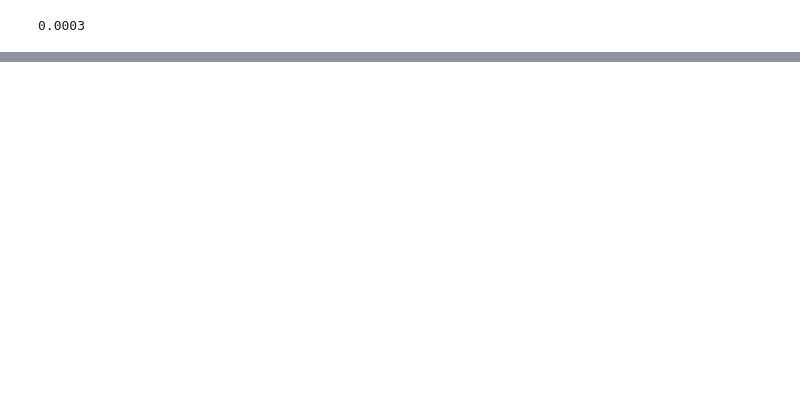
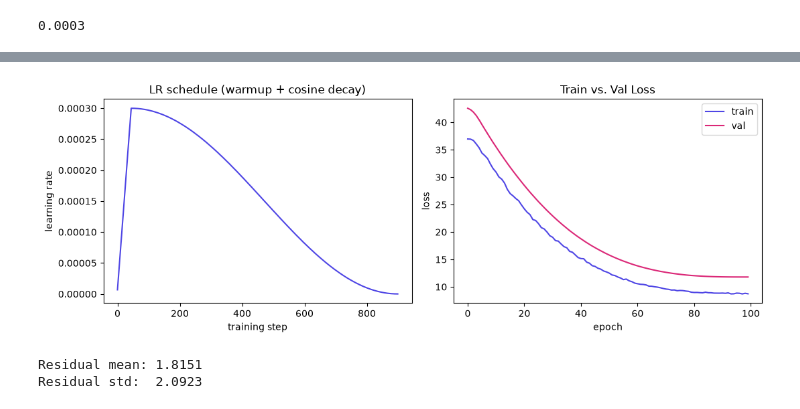
Before and after one commit to datanooblol/a-study-on-transformer, a Jupyter notebook: notebooks/learning_scheduler.ipynb, the cells around one changed output, grey strips where cells are left out. Drawn from its saved outputs; the diff is of its cells as text; code cells hidden in the pictures; blank space fills up the shorter version.

Commit message:
update the idea of schduler and training inspection

```diff
--- a/notebooks/learning_scheduler.ipynb
+++ b/notebooks/learning_scheduler.ipynb
@@ -61,14 +91,19 @@ def mock_collate_fn(batch):
+# %%
+BATCH_SIZE = 16
+train_loader = DataLoader(train_set, batch_size=BATCH_SIZE, shuffle=True, collate_fn=mock_collate_fn)
+val_loader = DataLoader(val_set, batch_size=BATCH_SIZE, shuffle=False, collate_fn=mock_collate_fn)
+test_loader = DataLoader(test_set, batch_size=BATCH_SIZE, shuffle=False, collate_fn=mock_collate_fn)
 # %%
-samples = [
-    # X, y
-    ([1, 2, 3, 4, 5], [1]),
-    ([2, 3, 4, 5, 6], [2]),
-    ([3, 4, 5, 6, 7], [3]),
-    ([4, 5, 6, 7, 8], [4]),
-    ([5, 6, 7, 8, 9], [5]),
-]
-dataset = MockDataset(data=samples)
-train_loader = DataLoader(dataset, batch_size=2, shuffle=True, collate_fn=mock_collate_fn)
+# samples = [
+#     # X, y
+#     ([1, 2, 3, 4, 5], [1]),
+#     ([2, 3, 4, 5, 6], [2]),
+#     ([3, 4, 5, 6, 7], [3]),
+#     ([4, 5, 6, 7, 8], [4]),
+#     ([5, 6, 7, 8, 9], [5]),
+# ]
+# dataset = MockDataset(data=samples)
+# train_loader = DataLoader(dataset, batch_size=2, shuffle=True, collate_fn=mock_collate_fn)
 # %%
 x, y = zip(*(
     dataset[0],
@@ -116,0 +259,43 @@ num_epochs, num_training_steps, num_warmup_steps
+# %%
+import matplotlib.pyplot as plt
+
+fig, axes = plt.subplots(1, 2, figsize=(11, 4))
+
+axes[0].plot(lr_history, color="#4f46e5")
+axes[0].set_xlabel("training step")
+axes[0].set_ylabel("learning rate")
+axes[0].set_title("LR schedule (warmup + cosine decay)")
+
+axes[1].plot(train_loss_history, label="train", color="#4f46e5")
+axes[1].plot(val_loss_history, label="val", color="#db2777")
+axes[1].set_xlabel("epoch")
+axes[1].set_ylabel("loss")
+axes[1].set_title("Train vs. Val Loss")
+axes[1].legend()
+
+plt.tight_layout()
+plt.show()
+# %% [output]
+[figure, added]
+# %%
+model.eval()
+all_preds, all_true = [], []
+
+with torch.no_grad():
+    for X, y in test_loader:
+        y_pred = model(X)
+        all_preds.append(y_pred)
+        all_true.append(y)
+
+all_preds = torch.cat(all_preds, dim=0)
+all_true = torch.cat(all_true, dim=0)
+
+# residuals = all_preds - all_true
+# convention
+residuals = all_true - all_preds
+
+print(f"Residual mean: {residuals.mean().item():.4f}")
+print(f"Residual std:  {residuals.std().item():.4f}")
+# %% [output]
+Residual mean: 1.8151
+Residual std:  2.0923
```
Also changed, not shown: parts of 9 cells of this notebook, 3 other files.
